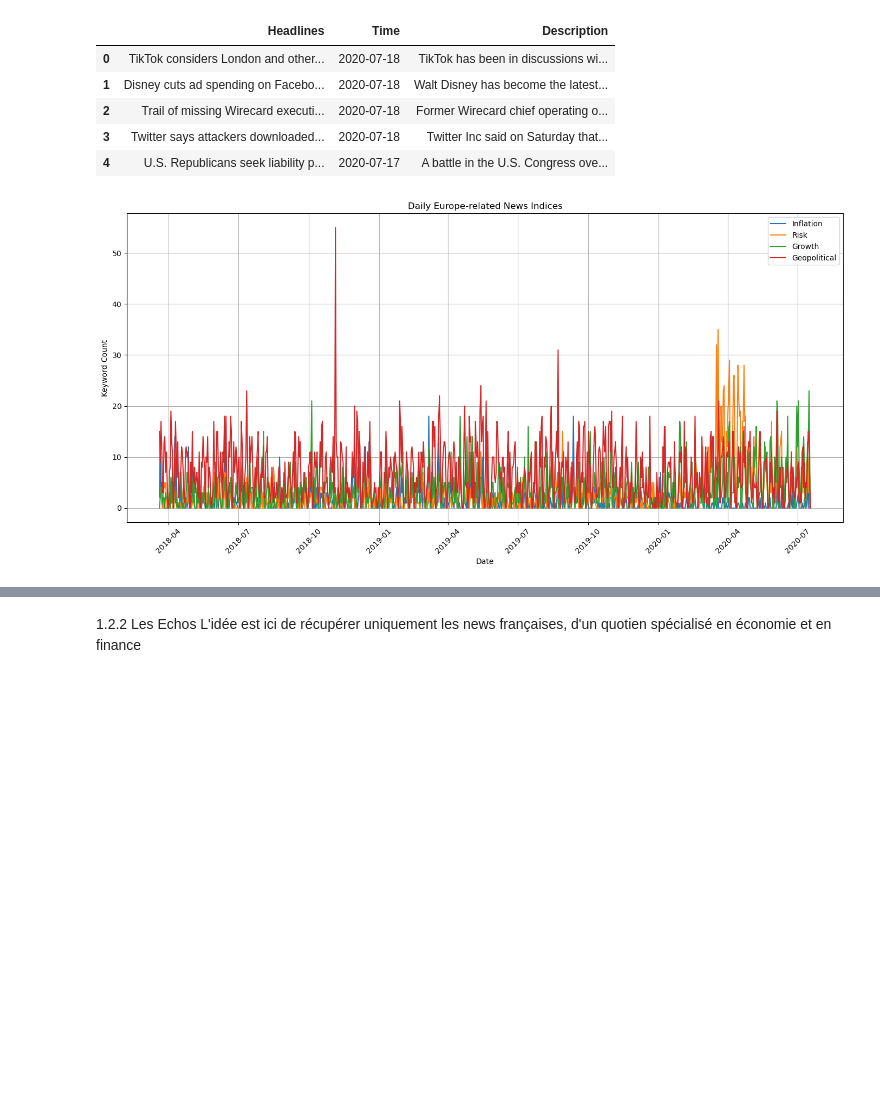
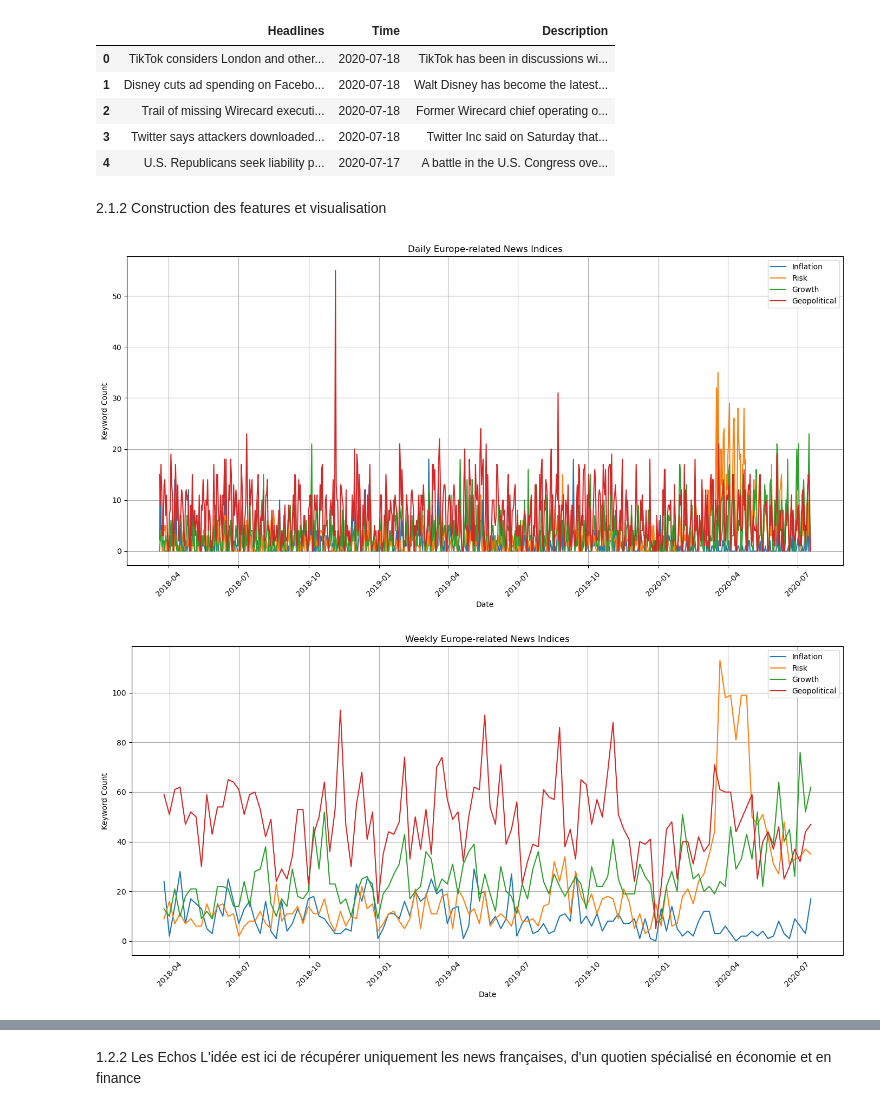
Before and after one commit to MarionSrl/ml-news-spread, a Jupyter notebook: notebooks/01_data_collection_VMM.ipynb, the cells around one changed output, grey strips where cells are left out. Saved outputs shown, nothing was run; the diff lists cells and outputs as text; code cells hidden in the pictures; blank space fills up the shorter version.

```diff
--- a/notebooks/01_data_collection_VMM.ipynb
+++ b/notebooks/01_data_collection_VMM.ipynb
@@ -189,6 +234,8 @@ Index(['Headlines', 'Time', 'Description'], dtype='object')
 | 2 | Trail of missing Wirecard executi... | 2020-07-18 | Former Wirecard chief operating o... |
 | 3 | Twitter says attackers downloaded... | 2020-07-18 | Twitter Inc said on Saturday that... |
 | 4 | U.S. Republicans seek liability p... | 2020-07-17 | A battle in the U.S. Congress ove... |
+# %% [markdown]
+2.1.2 Construction des features et visualisation
 # %%
 # -------------------------
 # 2) Construction des features
@@ -264,30 +311,49 @@ daily_reuters_indices = news_reuters_df.groupby("date", as_index=False)[[
     "macro_risk_index",
     "growth_index",
     "geopolitical_index"
 ]].sum()
 
 daily_reuters_indices.head()
 
 plt.figure(figsize=(14, 7))
 
 plt.plot(daily_reuters_indices["date"], daily_reuters_indices["macro_inflation_index"], label="Inflation")
 plt.plot(daily_reuters_indices["date"], daily_reuters_indices["macro_risk_index"], label="Risk")
 plt.plot(daily_reuters_indices["date"], daily_reuters_indices["growth_index"], label="Growth")
 plt.plot(daily_reuters_indices["date"], daily_reuters_indices["geopolitical_index"], label="Geopolitical")
 
 plt.title("Daily Europe-related News Indices")
 plt.xlabel("Date")
 plt.ylabel("Keyword Count")
 plt.legend()
 plt.grid(True)
 plt.xticks(rotation=45)
 plt.tight_layout()
 plt.show()
 
 # --------------------------------------------------
 # Agrégation hebdomadaire
 # --------------------------------------------------
 
+daily_reuters_indices["date"] = pd.to_datetime(daily_reuters_indices["date"])
+daily_reuters_indices = daily_reuters_indices.set_index("date")
 weekly_reuters_indices = daily_reuters_indices.resample("W").sum()
+
+plt.figure(figsize=(14, 7))
+
+plt.plot(weekly_reuters_indices.index, weekly_reuters_indices["macro_inflation_index"], label="Inflation")
+plt.plot(weekly_reuters_indices.index, weekly_reuters_indices["macro_risk_index"], label="Risk")
+plt.plot(weekly_reuters_indices.index, weekly_reuters_indices["growth_index"], label="Growth")
+plt.plot(weekly_reuters_indices.index, weekly_reuters_indices["geopolitical_index"], label="Geopolitical")
+
+plt.title("Weekly Europe-related News Indices")
+plt.xlabel("Date")
+plt.ylabel("Keyword Count")
+plt.legend()
+plt.grid(True)
+plt.xticks(rotation=45)
+plt.tight_layout()
+plt.show()
 # %% [output]
 [figure]
+[figure, added]
```
Also changed, not shown: parts of 11 cells of this notebook.
